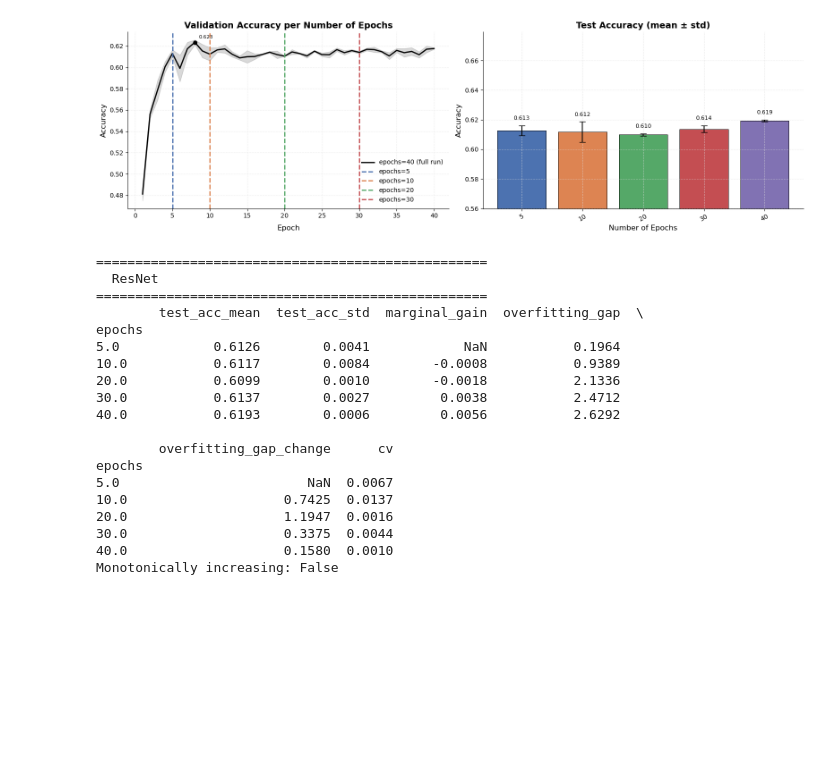
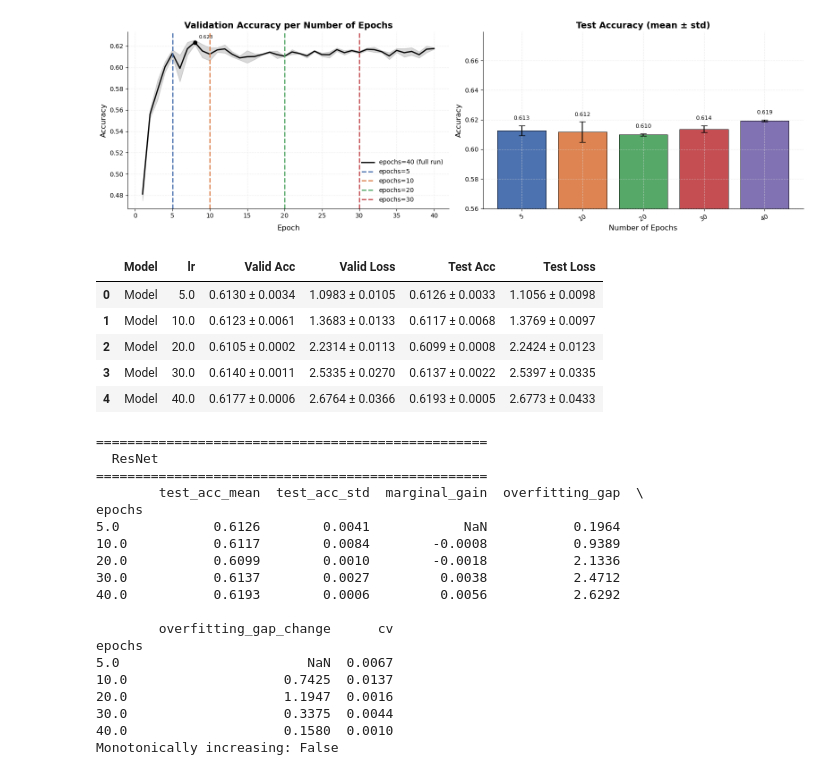
Before and after one commit to nadias03/image-classification-with-CNNs, a Jupyter notebook: experiments/hyperparameters/training_experiments/training_hyperparameters.ipynb, the cells around one changed output. Drawn from its saved outputs; the diff is of its cells as text; code cells hidden in the pictures; blank space fills up the shorter version.

```diff
--- a/experiments/hyperparameters/training_experiments/training_hyperparameters.ipynb
+++ b/experiments/hyperparameters/training_experiments/training_hyperparameters.ipynb
@@ -733,6 +753,16 @@ plot_epoch_overlay(resnet_results_epochs)
 plot_accuracy_epoch_overlay(resnet_results_epochs)
 # %% [output]
 [figure]
+# %%
+df = summarize_results(resnet_results_epochs)
+print_summary_table(df, hyperparameter='lr')
+# %% [output]
+|  | Model | lr | Valid Acc | Valid Loss | Test Acc | Test Loss |
+| 0 | Model | 5.0 | 0.6130 ± 0.0034 | 1.0983 ± 0.0105 | 0.6126 ± 0.0033 | 1.1056 ± 0.0098 |
+| 1 | Model | 10.0 | 0.6123 ± 0.0061 | 1.3683 ± 0.0133 | 0.6117 ± 0.0068 | 1.3769 ± 0.0097 |
+| 2 | Model | 20.0 | 0.6105 ± 0.0002 | 2.2314 ± 0.0113 | 0.6099 ± 0.0008 | 2.2424 ± 0.0123 |
+| 3 | Model | 30.0 | 0.6140 ± 0.0011 | 2.5335 ± 0.0270 | 0.6137 ± 0.0022 | 2.5397 ± 0.0335 |
+| 4 | Model | 40.0 | 0.6177 ± 0.0006 | 2.6764 ± 0.0366 | 0.6193 ± 0.0005 | 2.6773 ± 0.0433 |
 # %%
 stats = analyze_results(resnet_results_epochs, model_name="ResNet")
 # %% [output]
```
Also changed, not shown: parts of 2 cells of this notebook.
